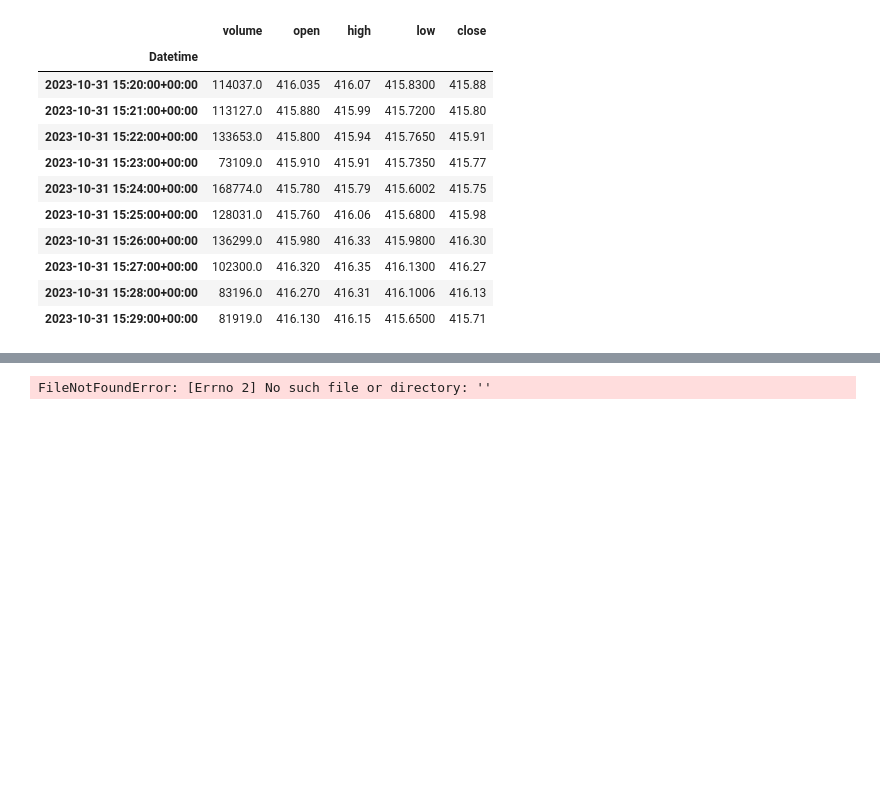
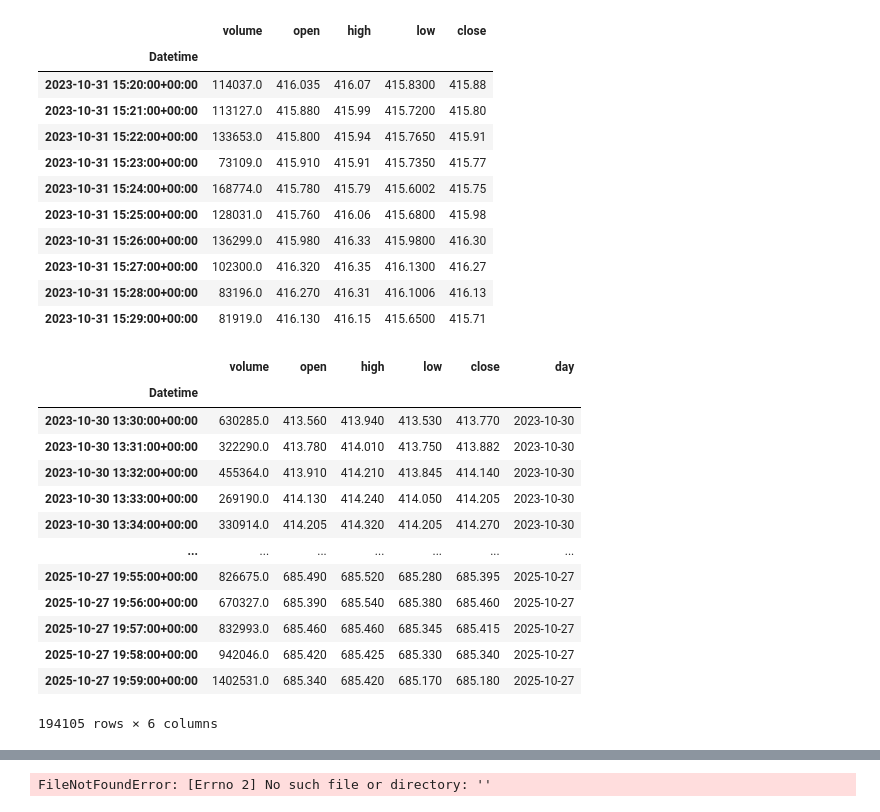
Before and after one commit to blackswan-quants/intraday-momentum, a Jupyter notebook: notebooks/replicating.ipynb, the cells around one changed output, grey strips where cells are left out. Cells and saved outputs as stored; diff of their text form; code cells hidden in the pictures; blank space fills up the shorter version.

```diff
--- a/notebooks/replicating.ipynb
+++ b/notebooks/replicating.ipynb
@@ -22,10 +23,17 @@ logging.basicConfig(
 logger = logging.getLogger(__name__)
 # %%
 # Load files
-df_spy = pd.read_pickle("C:\\Users\\giuli\\Repositories\\intraday-momentum\\data\\cleaned\\SPY_1min_20231027_20251027.pkl")
+"""df_spy = pd.read_pickle("C:\\Users\\giuli\\Repositories\\intraday-momentum\\data\\cleaned\\SPY_1min_20231027_20251027.pkl")
 df_vixx = pd.read_pickle("C:/Users/giuli/Repositories/intraday-momentum/data/cleaned/^VIX_1day_20231027_20251027.pkl")
 df_dividends = pd.read_csv("C:\\Users\\giuli\\Repositories\\intraday-momentum\\data\\cleaned\\SPY_dividends_20231027_20250919.csv")
 df_spy_daily = pd.read_pickle("C:/Users/giuli/Repositories/intraday-momentum/data/cleaned/SPY_daily_from27-10-2023.pkl")
+"""
+
+
+df_vixx = pd.read_pickle("/home/corwyn/Black_swan/Intraday_project/intraday-momentum/data/cleaned/^VIX_1day_20231027_20251027.pkl")
+df_spy = pd.read_pickle("/home/corwyn/Black_swan/Intraday_project/intraday-momentum/data/cleaned/SPY_1min_20231027_20251027.pkl")
+df_dividends = pd.read_csv("/home/corwyn/Black_swan/Intraday_project/intraday-momentum/data/cleaned/SPY_dividends_20231027_20250919.csv")
+df_spy_daily = pd.read_pickle("/home/corwyn/Black_swan/Intraday_project/intraday-momentum/data/cleaned/SPY_daily_from27-10-2023.pkl")
 
 # Print information about the dataframes
 df_spy.info()
@@ -141,6 +149,23 @@ data_path = project_root / "data" / "cleaned" / "SPY_dividends_20231027_20250919
 dividends = pd.read_csv(data_path)
 
 dividends["caldt"] = pd.to_datetime(dividends["caldt"]).dt.date
+# %%
+df_spy
+# %% [output]
+|  | volume | open | high | low | close | day |
+| Datetime |  |  |  |  |  |  |
+| 2023-10-30 13:30:00+00:00 | 630285.0 | 413.560 | 413.940 | 413.530 | 413.770 | 2023-10-30 |
+| 2023-10-30 13:31:00+00:00 | 322290.0 | 413.780 | 414.010 | 413.750 | 413.882 | 2023-10-30 |
+| 2023-10-30 13:32:00+00:00 | 455364.0 | 413.910 | 414.210 | 413.845 | 414.140 | 2023-10-30 |
+| 2023-10-30 13:33:00+00:00 | 269190.0 | 414.130 | 414.240 | 414.050 | 414.205 | 2023-10-30 |
+| 2023-10-30 13:34:00+00:00 | 330914.0 | 414.205 | 414.320 | 414.205 | 414.270 | 2023-10-30 |
+| ... | ... | ... | ... | ... | ... | ... |
+| 2025-10-27 19:55:00+00:00 | 826675.0 | 685.490 | 685.520 | 685.280 | 685.395 | 2025-10-27 |
+| 2025-10-27 19:56:00+00:00 | 670327.0 | 685.390 | 685.540 | 685.380 | 685.460 | 2025-10-27 |
+| 2025-10-27 19:57:00+00:00 | 832993.0 | 685.460 | 685.460 | 685.345 | 685.415 | 2025-10-27 |
+| 2025-10-27 19:58:00+00:00 | 942046.0 | 685.420 | 685.425 | 685.330 | 685.340 | 2025-10-27 |
+| 2025-10-27 19:59:00+00:00 | 1402531.0 | 685.340 | 685.420 | 685.170 | 685.180 | 2025-10-27 |
+194105 rows × 6 columns
 # %%
 # Compute metrics
 mc = MetricsCalculator()
```
Also changed, not shown: parts of 6 cells of this notebook, 2 other files.
